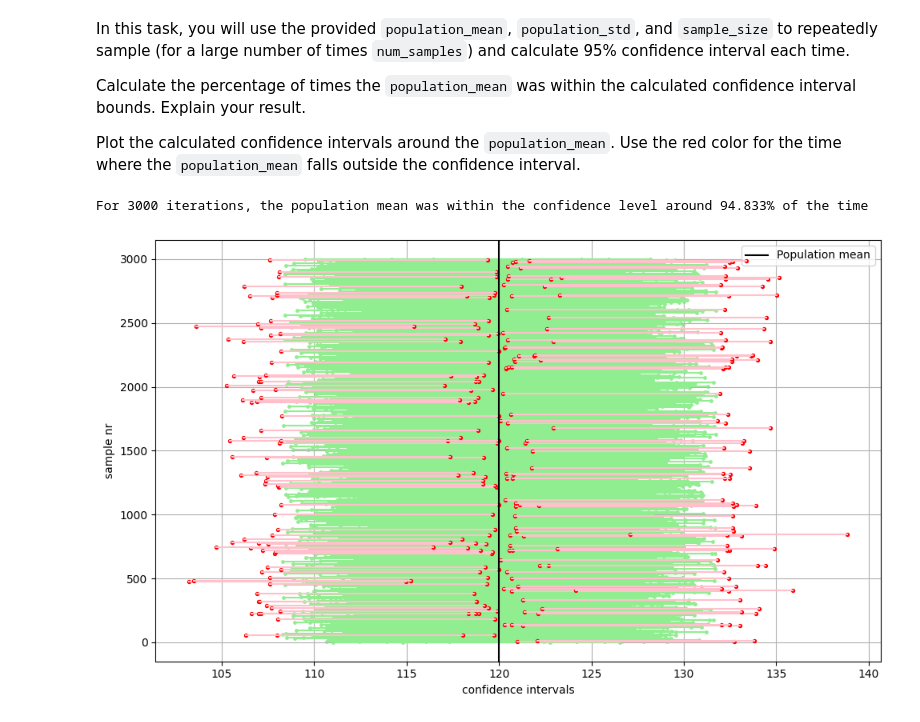
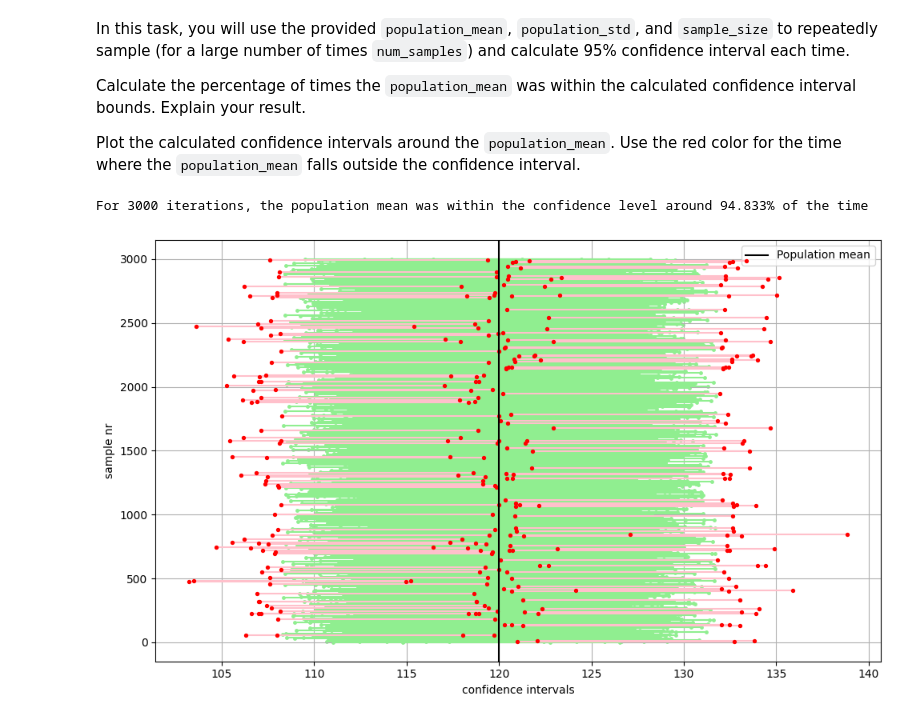
Before and after one commit to Victor-L-Almgren/Labs-and-exersizes, a Jupyter notebook: 6. Mathematical Statistics/Project part 3/Mathematical_Statistics_Project_Part_3.ipynb, the cells around one changed output. Drawn from its saved outputs; the diff is of its cells as text; code cells hidden in the pictures.

```diff
--- a/6. Mathematical Statistics/Project part 3/Mathematical_Statistics_Project_Part_3.ipynb
+++ b/6. Mathematical Statistics/Project part 3/Mathematical_Statistics_Project_Part_3.ipynb
@@ -142,35 +142,35 @@ for i, sample_mean in enumerate(sample_means):
                     s=6,
                     )
         plt.plot([confidence_intervals[i][0], confidence_intervals[i][1]],
                 [i+1, i+1],
                 color='lightgreen'
                 )
 
     else:
         plt.scatter(y=[i+1, i+1],
                     x=[confidence_intervals[i][0], confidence_intervals[i][1]],
                     marker = 'o',
                     color = 'red',
                     s=8,
-                    zorder=10
+                    zorder=50
                     )
 
         plt.plot([confidence_intervals[i][0], confidence_intervals[i][1]],
                  [i+1, i+1],
                  color='pink',
                  zorder=10
                  )
 
 plt.axvline(x=population_mean, c='black', label='Population mean', zorder=100)
 plt.legend()
 plt.xlabel('confidence intervals')
 plt.ylabel('sample nr')
 plt.grid()
 plt.tight_layout()
 plt.show()
 # %% [output]
 For 3000 iterations, the population mean was within the confidence level around 94.833% of the time
-[figure, old version]
+[figure, new version]
 # %%
 # When we say that we have a 95% confidence for our interval, it means that we the range we have calculated will contain the
 # population mean in 95% of the cases. As we can see, if we generate a sample from a normal distribution, calculate a 95% confidence
```
Also changed, not shown: parts of 1 cell of this notebook.
